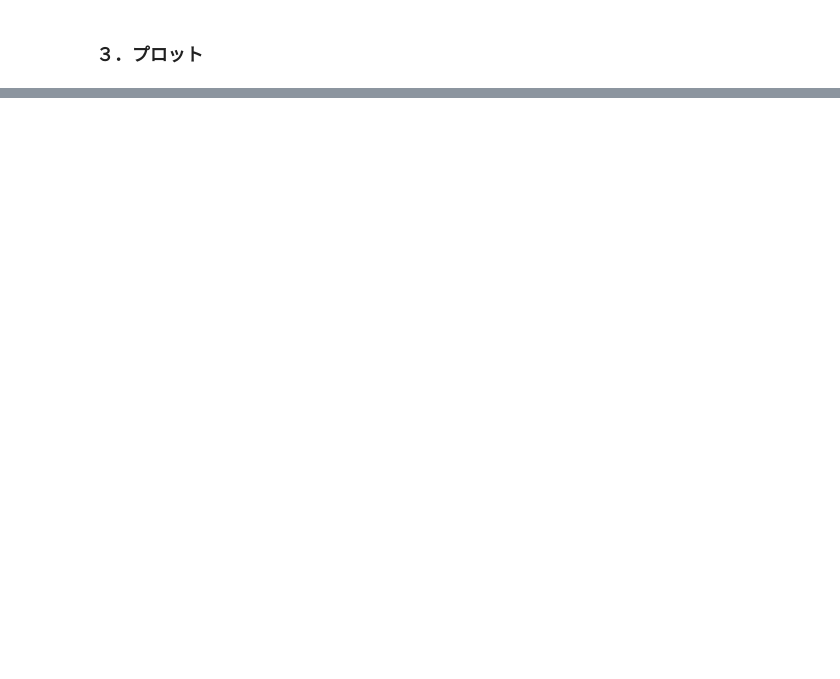
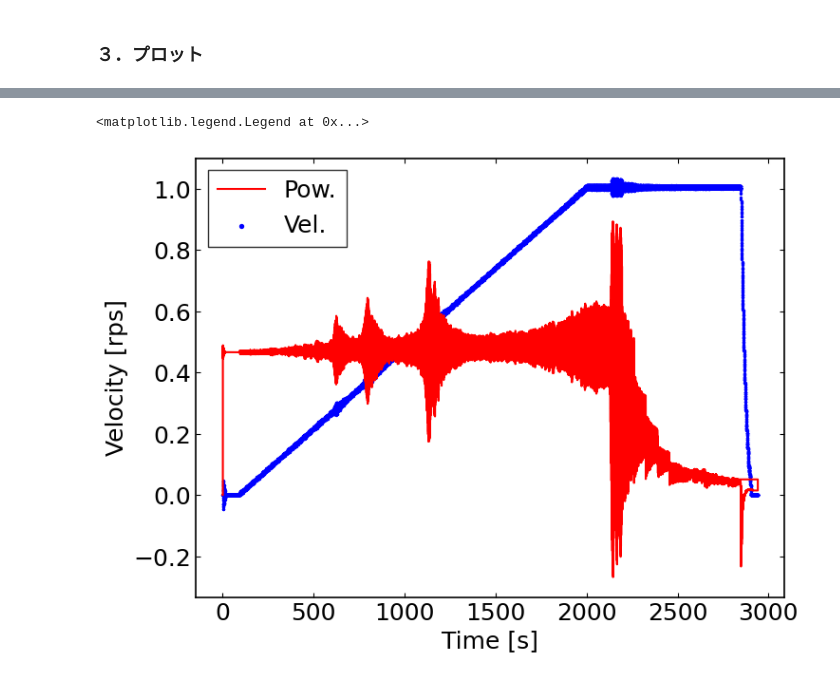
Before and after one commit to Ryoaki374/ipmu_DAQ, a Jupyter notebook: src/hdf2csv.ipynb, the cells around one changed output, grey strips where cells are left out. Drawn from its saved outputs; the diff is of its cells as text; code cells hidden in the pictures; blank space fills up the shorter version.

```diff
--- a/src/hdf2csv.ipynb
+++ b/src/hdf2csv.ipynb
@@ -84,0 +158,12 @@ ax.legend()
+# %%
+fig, ax = plt.subplots(figsize=(8, 6))
+ax.step(df_data["logs/log"]["rel_time"], df_data["logs/log"]["Ptot"], label="Pow.", color="red")
+ax.scatter(df_data["logs/log"]["rel_time"], df_data["logs/log"]["vel"], label="Vel.", color="blue", s=2)
+
+ax.set_xlabel("Time [s]")
+ax.set_ylabel("Velocity [rps]")
+
+ax.legend()
+# %% [output]
+<matplotlib.legend.Legend at 0x...>
+[figure, added]
```
Also changed, not shown: parts of 11 cells of this notebook, 12 other files.
